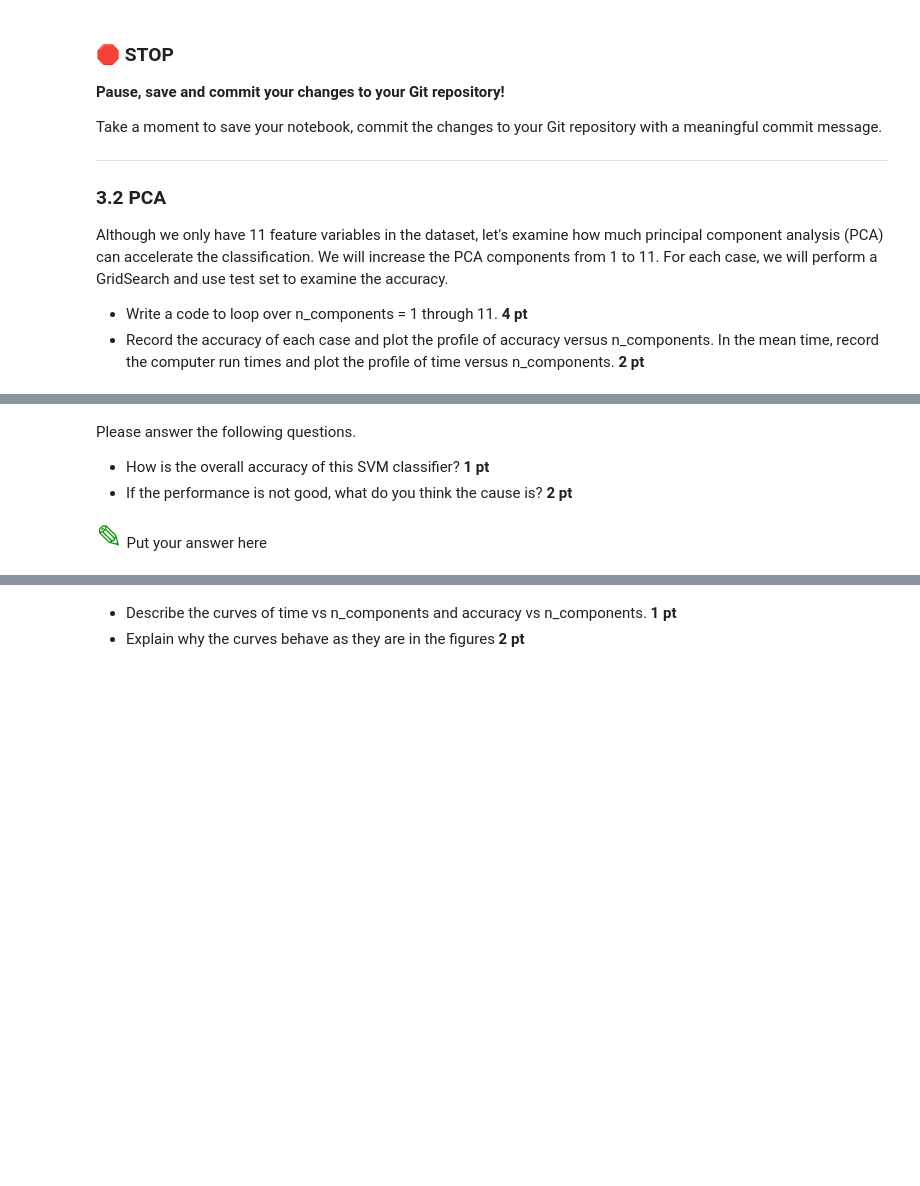
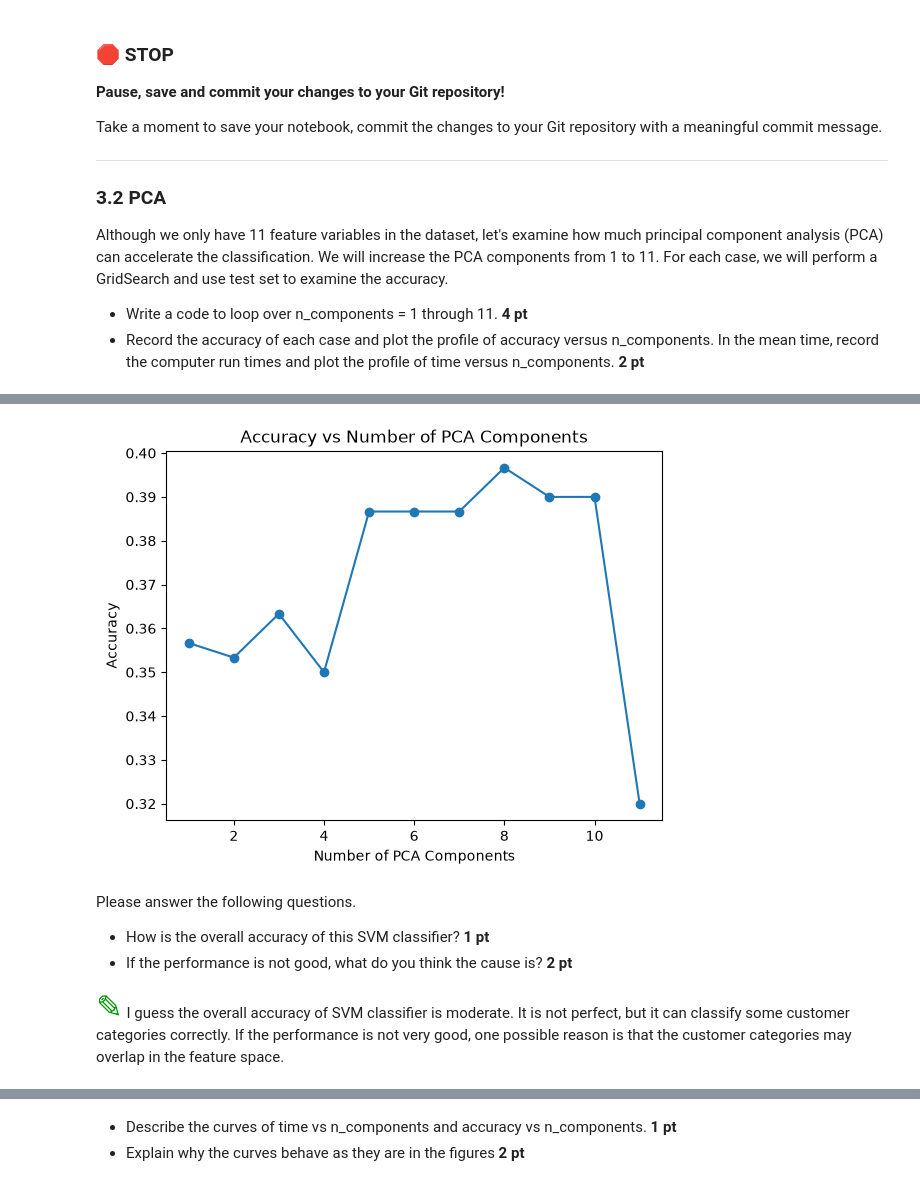
Before and after one commit to Jaehan-MSU/cmse202-s26-turnin, a Jupyter notebook: hw-05/HW-05_Perceptron_SVM_PCA-Jaehan-Kim.ipynb, the cells around one changed output, grey strips where cells are left out. Saved outputs shown, nothing was run; the diff lists cells and outputs as text; code cells hidden in the pictures; blank space fills up the shorter version.

```diff
--- a/hw-05/HW-05_Perceptron_SVM_PCA-Jaehan-Kim.ipynb
+++ b/hw-05/HW-05_Perceptron_SVM_PCA-Jaehan-Kim.ipynb
@@ -342,8 +342,7 @@ There are five caterogies with multiple feature variables.
 * Complete GridSearch to extract best parameters gets **5 pt**.
 # %%
 # put your code here.
-telecust_url = "https://raw.githubusercontent.com/huichiayu/cmse202-s25-supllemental_data/refs/heads/main/HW04/Telecust1.csv"
-telecust_df = pd.read_csv(telecust_url)
+telecust_df = pd.read_csv("https://raw.githubusercontent.com/huichiayu/cmse202-s25-supllemental_data/refs/heads/main/HW04/Telecust1.csv")
 display(telecust_df.head())
 
 X_tel = telecust_df.drop(columns=["custcat"]).values
@@ -453,6 +517,15 @@ Although we only have 11 feature variables in the dataset, let's examine how muc
+# %%
+plt.figure()
+plt.plot(component_list, accuracy_list, marker="o")
+plt.xlabel("Number of PCA Components")
+plt.ylabel("Accuracy")
+plt.title("Accuracy vs Number of PCA Components")
+plt.show()
+# %% [output]
+[figure, added]
 # %% [markdown]
 Please answer the following questions.
 * How is the overall accuracy of this SVM classifier?  **1 pt**
 * If the performance is not good, what do you think the cause is? **2 pt**
 # %% [markdown]
-<font size=6 color="#009600">&#9998;</font> Put your answer here
+<font size=6 color="#009600">&#9998;</font> I guess the overall accuracy of SVM classifier is moderate. It is not perfect, but it can classify some customer categories correctly. If the performance is not very good, one possible reason is that the customer categories may overlap in the feature space.
```
Also changed, not shown: parts of 4 cells of this notebook.
